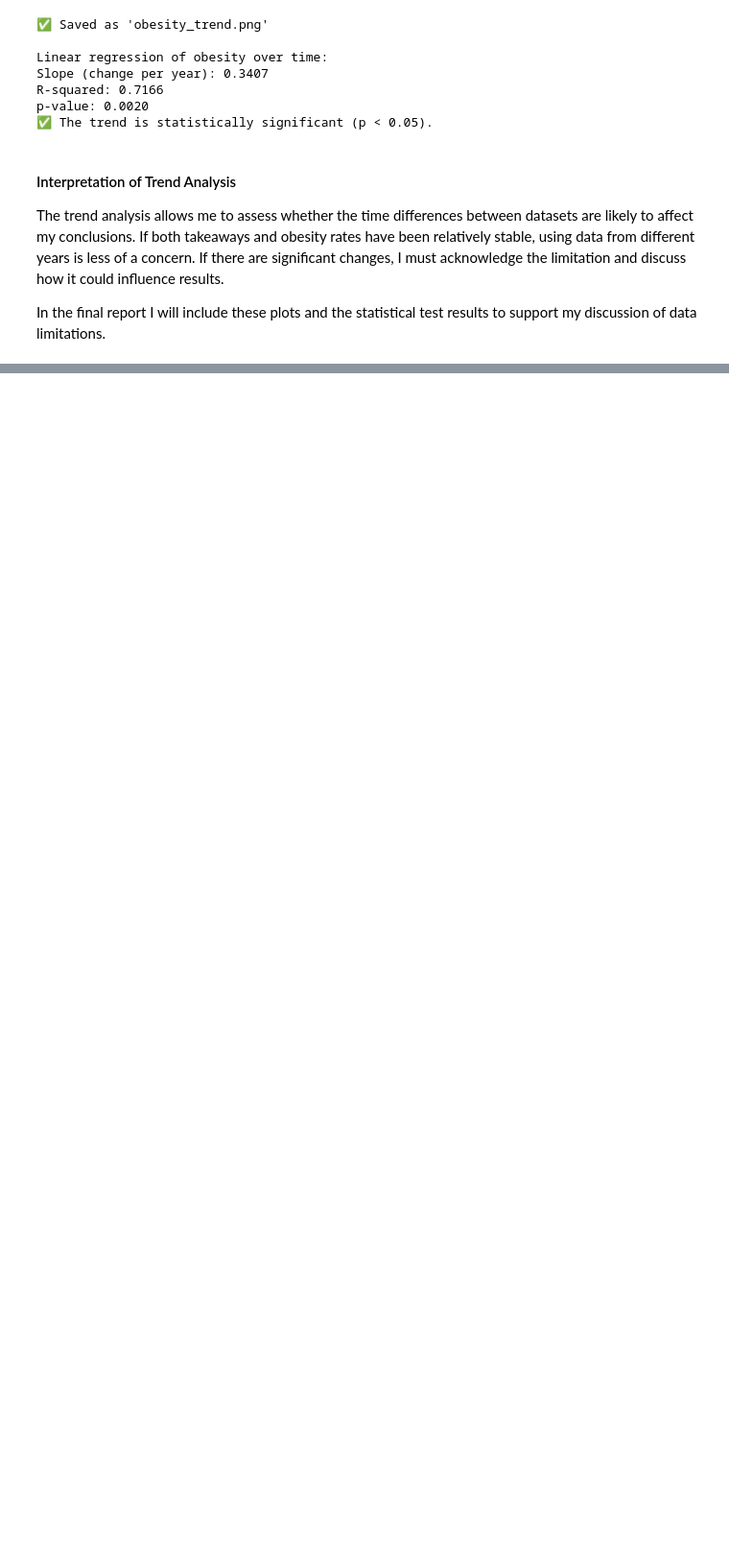
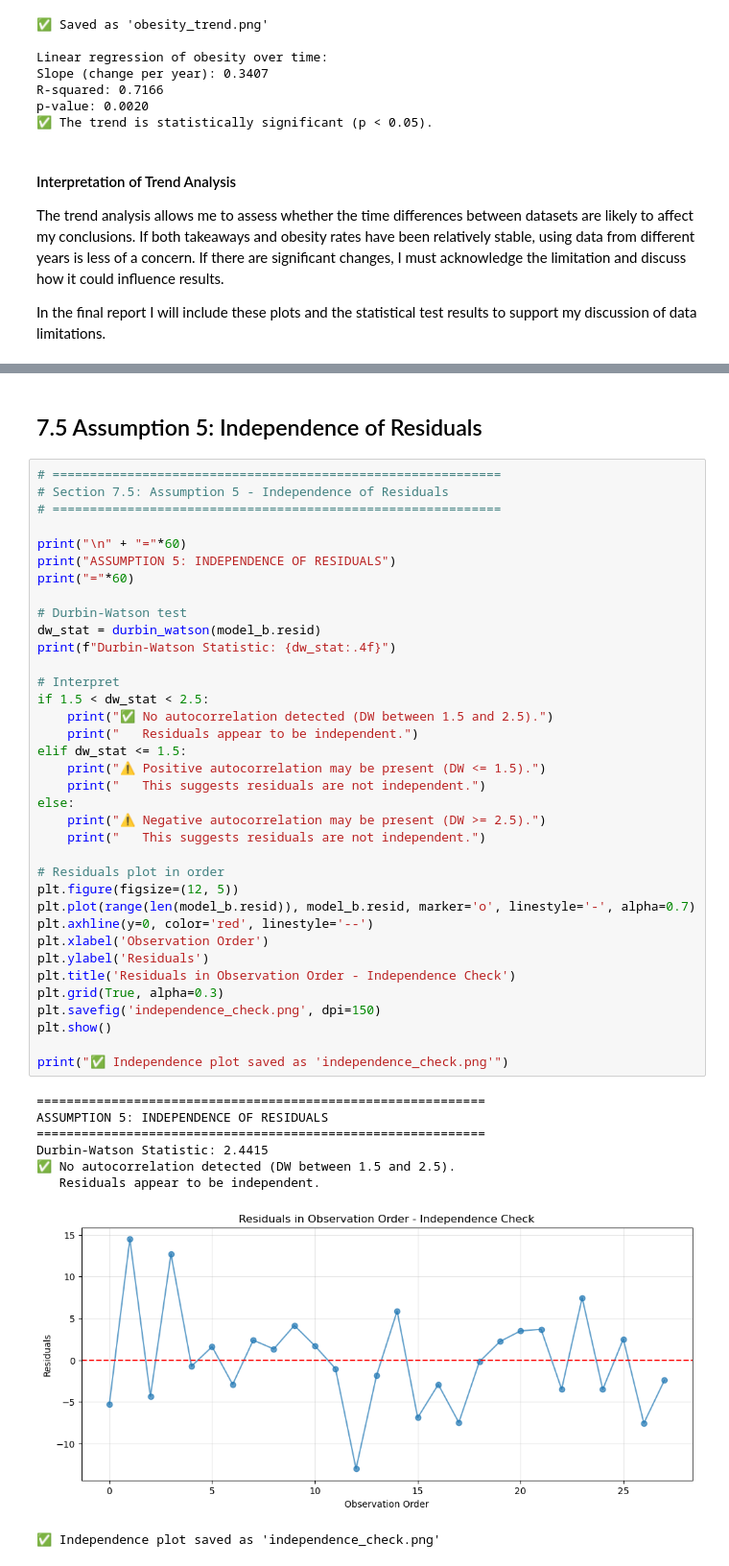
Before and after one commit to iamzisan/Advance-MSc-Project_Takeaway-Density-Deprivation-Obesity-in-London, a Jupyter notebook: MSc Project Source Code.ipynb, the cells around one changed output, grey strips where cells are left out. Shown at 96% size. Saved outputs shown, nothing was run; the diff lists cells and outputs as text; blank space fills up the shorter version.

```diff
--- a/MSc Project Source Code.ipynb
+++ b/MSc Project Source Code.ipynb
@@ -1728,0 +2146,47 @@ In the final report I will include these plots and the statistical test results
+# %% [markdown]
+## 7.5 Assumption 5: Independence of Residuals
+# %%
+# ============================================================
+# Section 7.5: Assumption 5 - Independence of Residuals
+# ============================================================
+
+print("\n" + "="*60)
+print("ASSUMPTION 5: INDEPENDENCE OF RESIDUALS")
+print("="*60)
+
+# Durbin-Watson test
+dw_stat = durbin_watson(model_b.resid)
+print(f"Durbin-Watson Statistic: {dw_stat:.4f}")
+
+# Interpret
+if 1.5 < dw_stat < 2.5:
+    print("✅ No autocorrelation detected (DW between 1.5 and 2.5).")
+    print("   Residuals appear to be independent.")
+elif dw_stat <= 1.5:
+    print("⚠️ Positive autocorrelation may be present (DW <= 1.5).")
+    print("   This suggests residuals are not independent.")
+else:
+    print("⚠️ Negative autocorrelation may be present (DW >= 2.5).")
+    print("   This suggests residuals are not independent.")
+
+# Residuals plot in order
+plt.figure(figsize=(12, 5))
+plt.plot(range(len(model_b.resid)), model_b.resid, marker='o', linestyle='-', alpha=0.7)
+plt.axhline(y=0, color='red', linestyle='--')
+plt.xlabel('Observation Order')
+plt.ylabel('Residuals')
+plt.title('Residuals in Observation Order - Independence Check')
+plt.grid(True, alpha=0.3)
+plt.savefig('independence_check.png', dpi=150)
+plt.show()
+
+print("✅ Independence plot saved as 'independence_check.png'")
+# %% [output]
+============================================================
+ASSUMPTION 5: INDEPENDENCE OF RESIDUALS
+============================================================
+Durbin-Watson Statistic: 2.4415
+✅ No autocorrelation detected (DW between 1.5 and 2.5).
+   Residuals appear to be independent.
+[figure, added]
+✅ Independence plot saved as 'independence_check.png'
```
Also changed, not shown: parts of 17 cells of this notebook, 5 other files.
